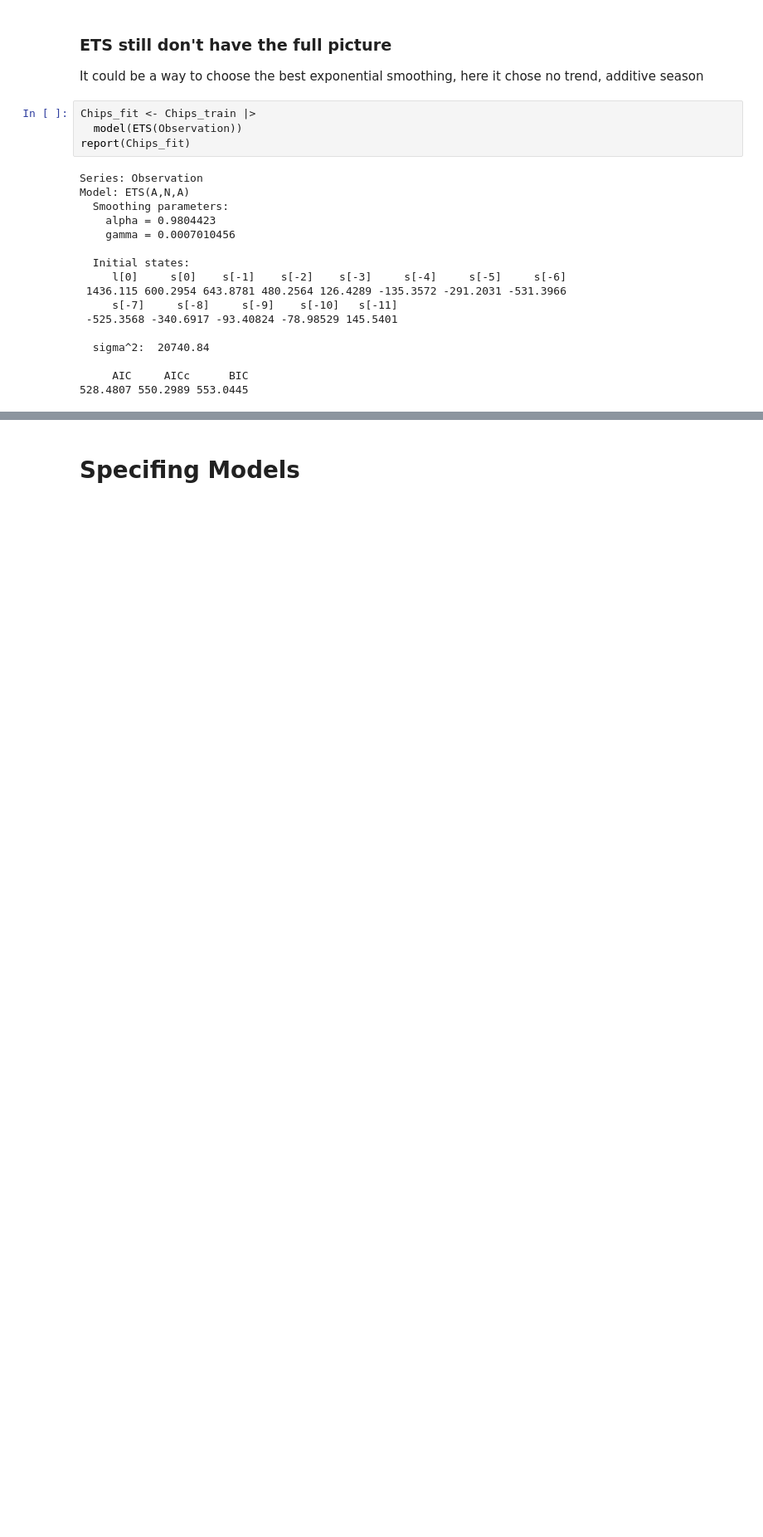
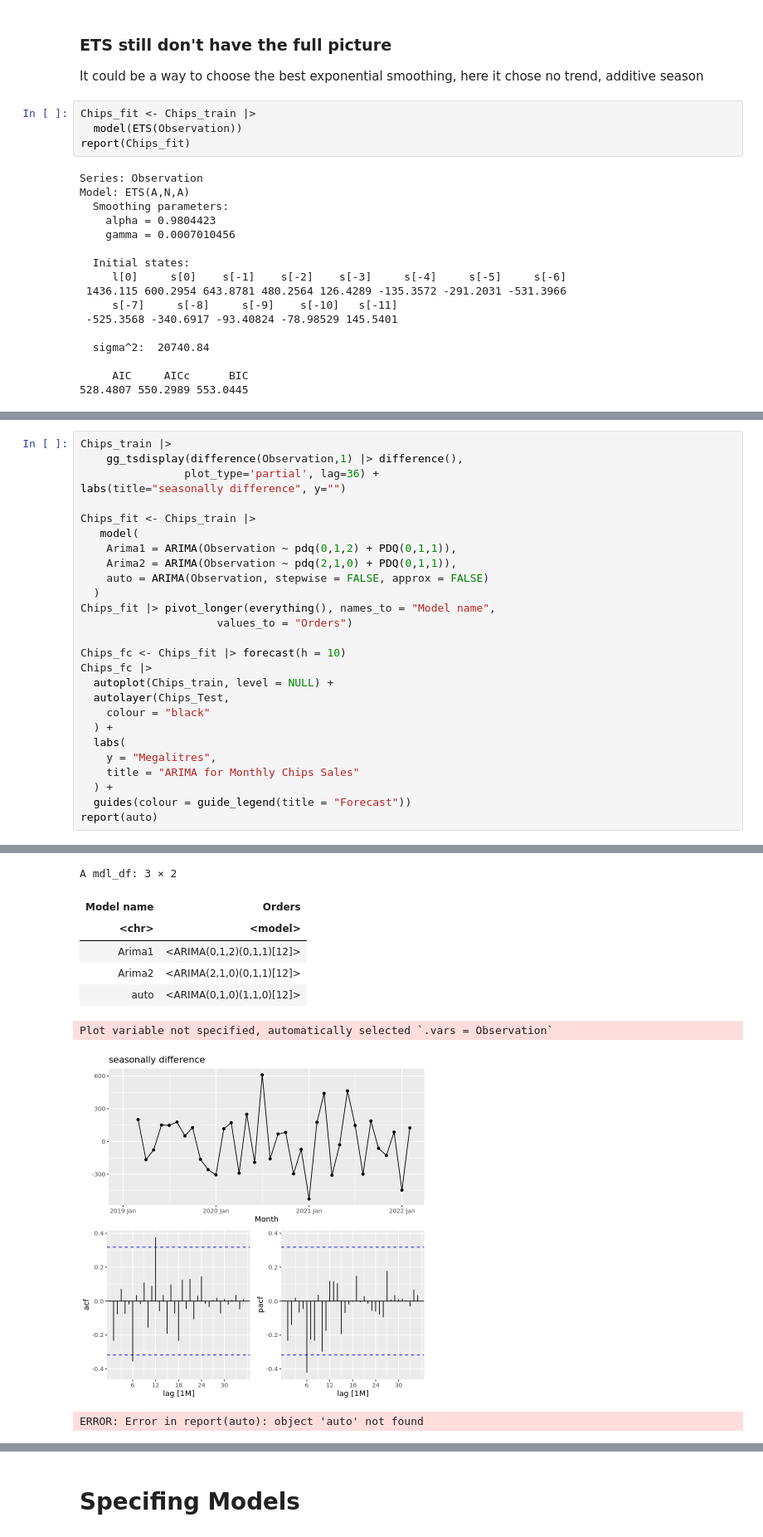
Before and after one commit to Ibrahim-Khayat/-IE499, a Jupyter notebook: index.ipynb, the cells around one changed output, grey strips where cells are left out. Shown at 83% size. Drawn from its saved outputs; the diff is of its cells as text; blank space fills up the shorter version.

```diff
--- a/index.ipynb
+++ b/index.ipynb
@@ -442,0 +471,28 @@ Warning message:
+# %%
+Chips_train |>
+    gg_tsdisplay(difference(Observation,1) |> difference(),
+                plot_type='partial', lag=36) +
+labs(title="seasonally difference", y="")
+
+Chips_fit <- Chips_train |>
+   model(
+    Arima1 = ARIMA(Observation ~ pdq(0,1,2) + PDQ(0,1,1)),
+    Arima2 = ARIMA(Observation ~ pdq(2,1,0) + PDQ(0,1,1)),
+    auto = ARIMA(Observation, stepwise = FALSE, approx = FALSE)
+  )
+Chips_fit |> pivot_longer(everything(), names_to = "Model name",
+                     values_to = "Orders")
+
+Chips_fc <- Chips_fit |> forecast(h = 10)
+Chips_fc |>
+  autoplot(Chips_train, level = NULL) +
+  autolayer(Chips_Test,
+    colour = "black"
+  ) +
+  labs(
+    y = "Megalitres",
+    title = "ARIMA for Monthly Chips Sales"
+  ) +
+  guides(colour = guide_legend(title = "Forecast"))
+report(auto)
+# %% [output]
@@ -442,0 +503,9 @@ Warning message:
+A mdl_df: 3 × 2
+| Model name | Orders |
+| <chr> | <model> |
+| Arima1 | <ARIMA(0,1,2)(0,1,1)[12]> |
+| Arima2 | <ARIMA(2,1,0)(0,1,1)[12]> |
+| auto | <ARIMA(0,1,0)(1,1,0)[12]> |
+Plot variable not specified, automatically selected `.vars = Observation`
+[figure, added]
+ERROR: Error in report(auto): object 'auto' not found
```
Also changed, not shown: parts of 10 cells of this notebook.
